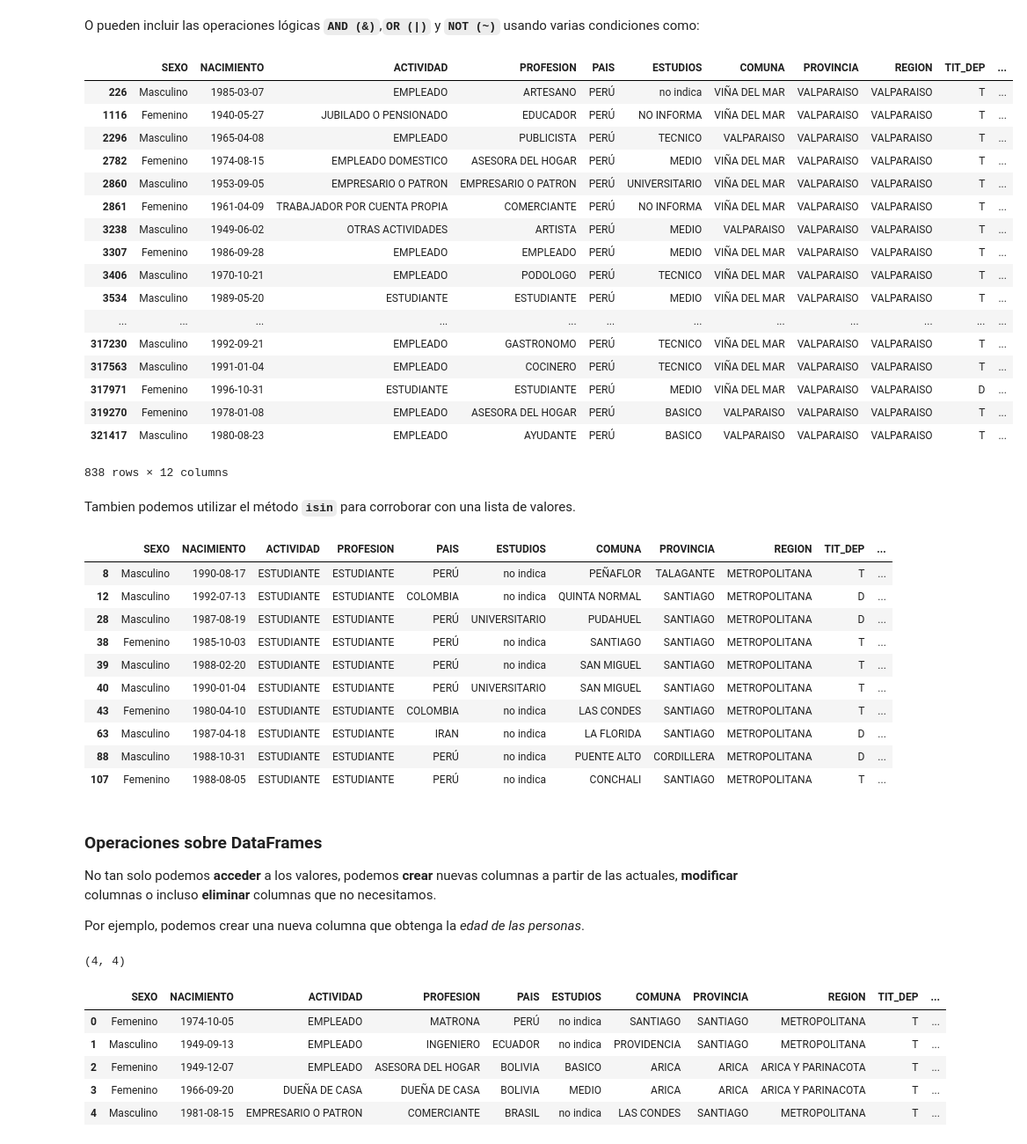
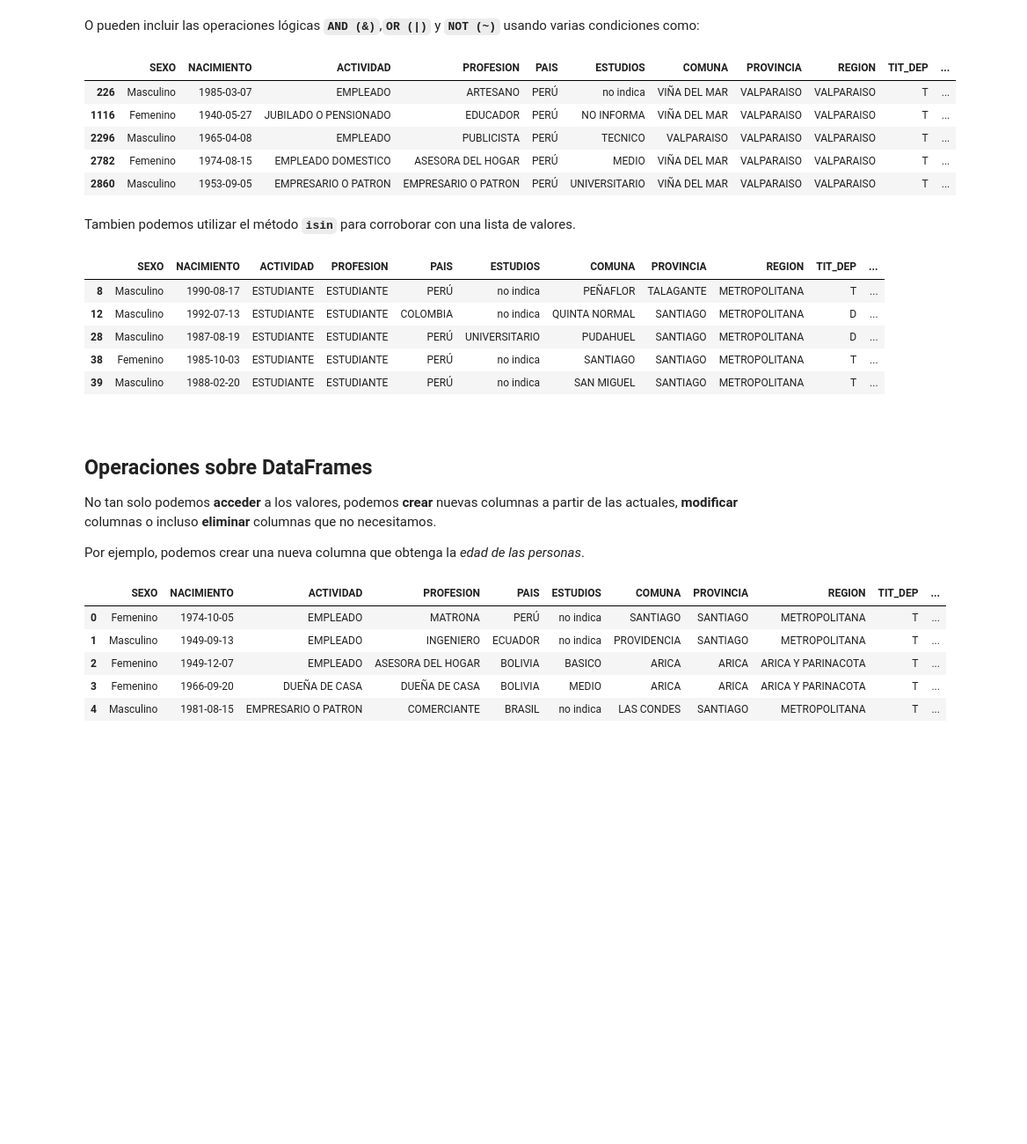
Before and after one commit to sborquez/Python-LEC, a Jupyter notebook: 1. Análisis Exploratorio.ipynb, the cells around one changed output. Shown at 88% size. Drawn from its saved outputs; the diff is of its cells as text; code cells hidden in the pictures; blank space fills up the shorter version.

```diff
--- a/1. Análisis Exploratorio.ipynb
+++ b/1. Análisis Exploratorio.ipynb
@@ -246,30 +314,20 @@ visas[visas["PAIS"] == "PERÚ"].head(5)
 # %% [markdown]
 O pueden incluir las operaciones lógicas **`AND (&)`**,**`OR (|)`** y **`NOT (~)`** usando varias condiciones como:
 # %%
-visas[(visas["PAIS"] == "PERÚ") & ((visas["COMUNA"] == "VIÑA DEL MAR") | (visas["COMUNA"] == "VALPARAISO"))]
+visas[(visas["PAIS"] == "PERÚ") & ((visas["COMUNA"] == "VIÑA DEL MAR") | (visas["COMUNA"] == "VALPARAISO"))].head(5)
 # %% [output]
 |  | SEXO | NACIMIENTO | ACTIVIDAD | PROFESION | PAIS | ESTUDIOS | COMUNA | PROVINCIA | REGION | TIT_DEP | ... |
 | 226 | Masculino | 1985-03-07 | EMPLEADO | ARTESANO | PERÚ | no indica | VIÑA DEL MAR | VALPARAISO | VALPARAISO | T | ... |
 | 1116 | Femenino | 1940-05-27 | JUBILADO O PENSIONADO | EDUCADOR | PERÚ | NO INFORMA | VIÑA DEL MAR | VALPARAISO | VALPARAISO | T | ... |
 | 2296 | Masculino | 1965-04-08 | EMPLEADO | PUBLICISTA | PERÚ | TECNICO | VALPARAISO | VALPARAISO | VALPARAISO | T | ... |
 | 2782 | Femenino | 1974-08-15 | EMPLEADO DOMESTICO | ASESORA DEL HOGAR | PERÚ | MEDIO | VIÑA DEL MAR | VALPARAISO | VALPARAISO | T | ... |
 | 2860 | Masculino | 1953-09-05 | EMPRESARIO O PATRON | EMPRESARIO O PATRON | PERÚ | UNIVERSITARIO | VIÑA DEL MAR | VALPARAISO | VALPARAISO | T | ... |
-| 2861 | Femenino | 1961-04-09 | TRABAJADOR POR CUENTA PROPIA | COMERCIANTE | PERÚ | NO INFORMA | VIÑA DEL MAR | VALPARAISO | VALPARAISO | T | ... |
-| 3238 | Masculino | 1949-06-02 | OTRAS ACTIVIDADES | ARTISTA | PERÚ | MEDIO | VALPARAISO | VALPARAISO | VALPARAISO | T | ... |
-| 3307 | Femenino | 1986-09-28 | EMPLEADO | EMPLEADO | PERÚ | MEDIO | VIÑA DEL MAR | VALPARAISO | VALPARAISO | T | ... |
-| 3406 | Masculino | 1970-10-21 | EMPLEADO | PODOLOGO | PERÚ | TECNICO | VIÑA DEL MAR | VALPARAISO | VALPARAISO | T | ... |
-| 3534 | Masculino | 1989-05-20 | ESTUDIANTE | ESTUDIANTE | PERÚ | MEDIO | VIÑA DEL MAR | VALPARAISO | VALPARAISO | T | ... |
-| ... | ... | ... | ... | ... | ... | ... | ... | ... | ... | ... | ... |
-| 317230 | Masculino | 1992-09-21 | EMPLEADO | GASTRONOMO | PERÚ | TECNICO | VIÑA DEL MAR | VALPARAISO | VALPARAISO | T | ... |
-| 317563 | Masculino | 1991-01-04 | EMPLEADO | COCINERO | PERÚ | TECNICO | VIÑA DEL MAR | VALPARAISO | VALPARAISO | T | ... |
-| 317971 | Femenino | 1996-10-31 | ESTUDIANTE | ESTUDIANTE | PERÚ | MEDIO | VIÑA DEL MAR | VALPARAISO | VALPARAISO | D | ... |
-| 319270 | Femenino | 1978-01-08 | EMPLEADO | ASESORA DEL HOGAR | PERÚ | BASICO | VALPARAISO | VALPARAISO | VALPARAISO | T | ... |
-| 321417 | Masculino | 1980-08-23 | EMPLEADO | AYUDANTE | PERÚ | BASICO | VALPARAISO | VALPARAISO | VALPARAISO | T | ... |
-838 rows × 12 columns
 # %% [markdown]
 Tambien podemos utilizar el método **`isin`** para corroborar con una lista de valores.
 # %%
-visas[(visas["ACTIVIDAD"].isin(['ESTUDIANTE'])) & ~(visas["ESTUDIOS"].isin(['PREBASICO','BASICO', 'MEDIO', 'NO INFORMA', 'NINGUNO']))].head(10)
+# Si una linea de código es muy larga, podemos dividirla en varia lineas usando el simbolo "\"
+visas[(visas["ACTIVIDAD"].isin(['ESTUDIANTE'])) & \
+      ~(visas["ESTUDIOS"].isin(['PREBASICO','BASICO', 'MEDIO', 'NO INFORMA', 'NINGUNO']))].head(5)
 # %% [output]
 |  | SEXO | NACIMIENTO | ACTIVIDAD | PROFESION | PAIS | ESTUDIOS | COMUNA | PROVINCIA | REGION | TIT_DEP | ... |
 | 8 | Masculino | 1990-08-17 | ESTUDIANTE | ESTUDIANTE | PERÚ | no indica | PEÑAFLOR | TALAGANTE | METROPOLITANA | T | ... |
@@ -277,27 +335,14 @@ visas[(visas["ACTIVIDAD"].isin(['ESTUDIANTE'])) & ~(visas["ESTUDIOS"].isin(['PRE
 | 28 | Masculino | 1987-08-19 | ESTUDIANTE | ESTUDIANTE | PERÚ | UNIVERSITARIO | PUDAHUEL | SANTIAGO | METROPOLITANA | D | ... |
 | 38 | Femenino | 1985-10-03 | ESTUDIANTE | ESTUDIANTE | PERÚ | no indica | SANTIAGO | SANTIAGO | METROPOLITANA | T | ... |
 | 39 | Masculino | 1988-02-20 | ESTUDIANTE | ESTUDIANTE | PERÚ | no indica | SAN MIGUEL | SANTIAGO | METROPOLITANA | T | ... |
-| 40 | Masculino | 1990-01-04 | ESTUDIANTE | ESTUDIANTE | PERÚ | UNIVERSITARIO | SAN MIGUEL | SANTIAGO | METROPOLITANA | T | ... |
-| 43 | Femenino | 1980-04-10 | ESTUDIANTE | ESTUDIANTE | COLOMBIA | no indica | LAS CONDES | SANTIAGO | METROPOLITANA | T | ... |
-| 63 | Masculino | 1987-04-18 | ESTUDIANTE | ESTUDIANTE | IRAN | no indica | LA FLORIDA | SANTIAGO | METROPOLITANA | D | ... |
-| 88 | Masculino | 1988-10-31 | ESTUDIANTE | ESTUDIANTE | PERÚ | no indica | PUENTE ALTO | CORDILLERA | METROPOLITANA | D | ... |
-| 107 | Femenino | 1988-08-05 | ESTUDIANTE | ESTUDIANTE | PERÚ | no indica | CONCHALI | SANTIAGO | METROPOLITANA | T | ... |
+# %% [markdown]
+<div id="1.2.4"></div>
 # %% [markdown]
-<div id="2.4"></div>
-
-### Operaciones sobre DataFrames
+## Operaciones sobre DataFrames
 
 No tan solo podemos **acceder** a los valores, podemos **crear** nuevas columnas a partir de las actuales, **modificar** columnas o incluso **eliminar** columnas que no necesitamos.
 
 Por ejemplo, podemos crear una nueva columna que obtenga la _edad de las personas_.
-# %%
-
-def powe(x):
-  return x**2
-
-powe(2), (lambda x: x**2)(2)
-# %% [output]
-(4, 4)
 # %%
 from datetime import datetime
 
```
Also changed, not shown: parts of 136 cells of this notebook.
